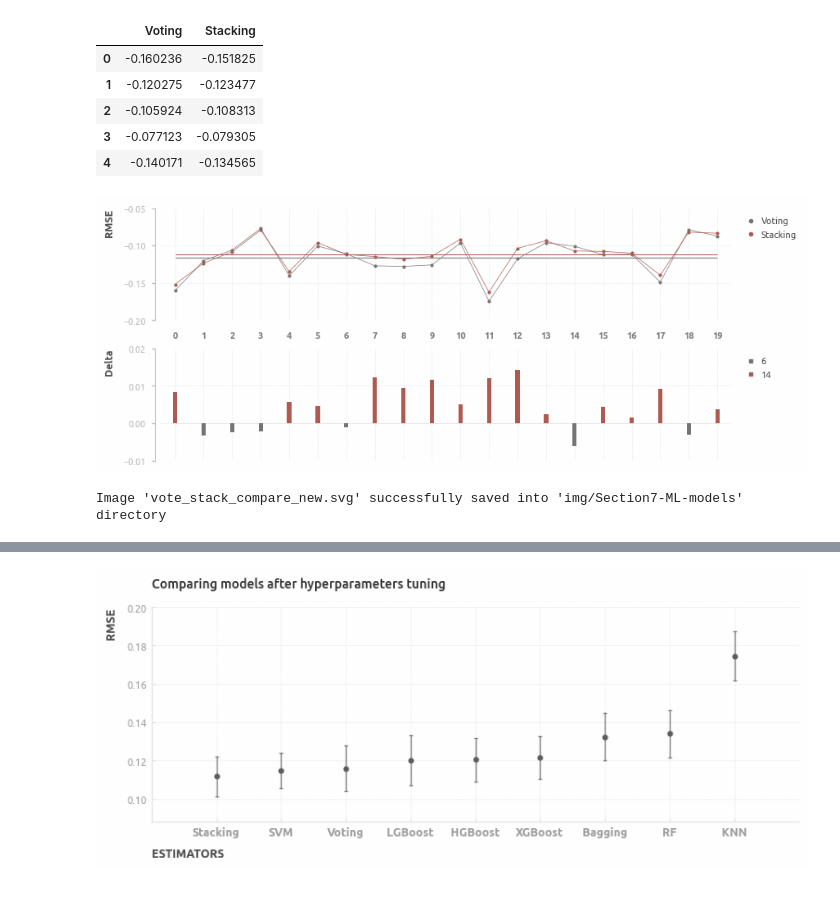
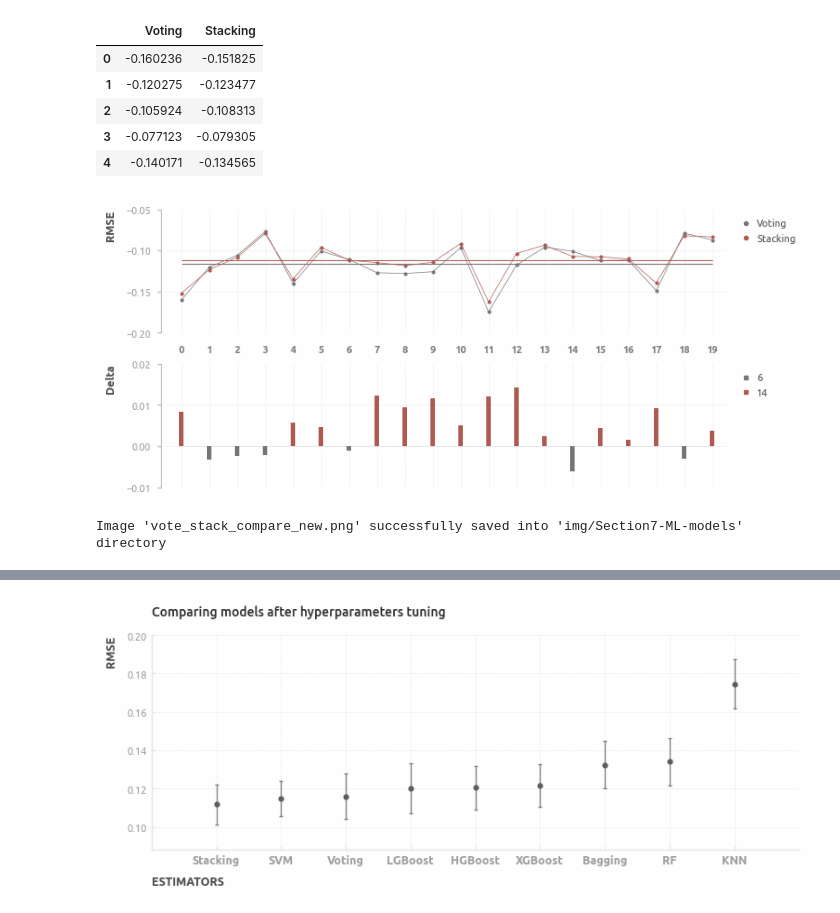
Before and after one commit to a-chasovsky/house-prices, a Jupyter notebook: Section7-ML-models.ipynb, the cells around one changed output, grey strips where cells are left out. Saved outputs shown, nothing was run; the diff lists cells and outputs as text; code cells hidden in the pictures.

```diff
--- a/Section7-ML-models.ipynb
+++ b/Section7-ML-models.ipynb
@@ -496,20 +496,20 @@ plot_vote_stack1.head()
 # %%
 fig = plot_estimators_comparing(
     data=plot_vote_stack1,
     labels=['Voting', 'Stacking'],
     ylabels=['RMSE', 'Delta'],
     kind='bar',
-    figsize=(9, 4),
+    figsize=(8, 4),
     width=0.15,
     palette=[alpha_color(palette[0], 0.85), palette[1]],
     ax0_y_ticks=[-0.20, -0.05, 0.05],
     ax1_y_ticks=[-0.010, 0.015, 0.01]
 
 )
 savefig('vote_stack_compare_new', dir_save)
 # %% [output]
-[figure, old version]
+[figure, new version]
-Image 'vote_stack_compare_new.svg' successfully saved into 'img/Section7-ML-models' directory
+Image 'vote_stack_compare_new.png' successfully saved into 'img/Section7-ML-models' directory
 # %%
 # create df with results
 results_full_cols = [
```
Also changed, not shown: parts of 4 cells of this notebook, 6 other files.
